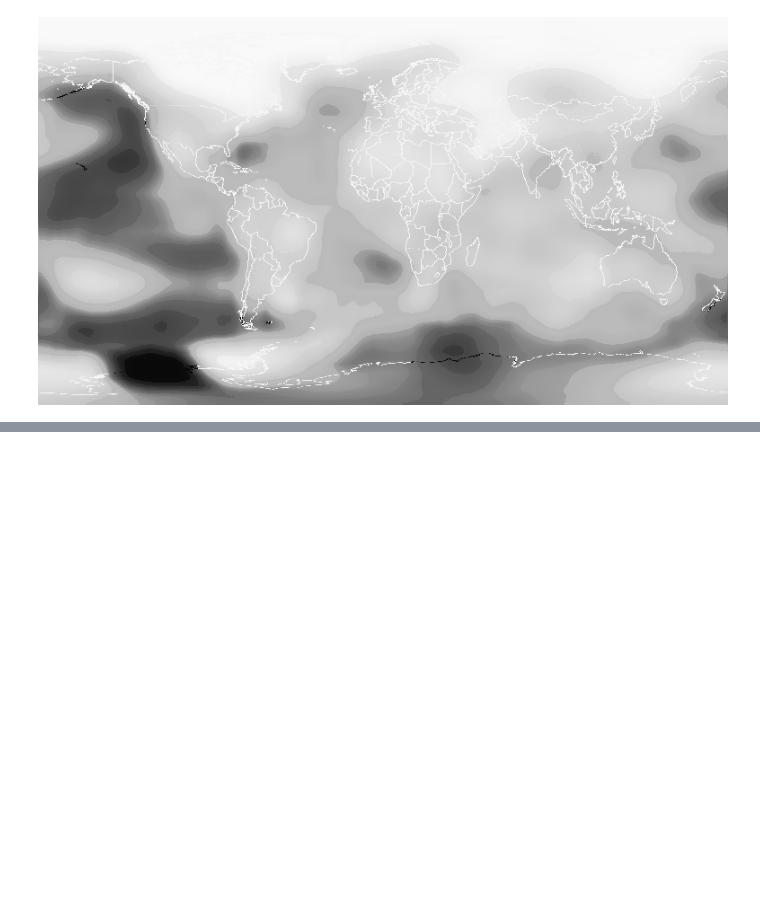
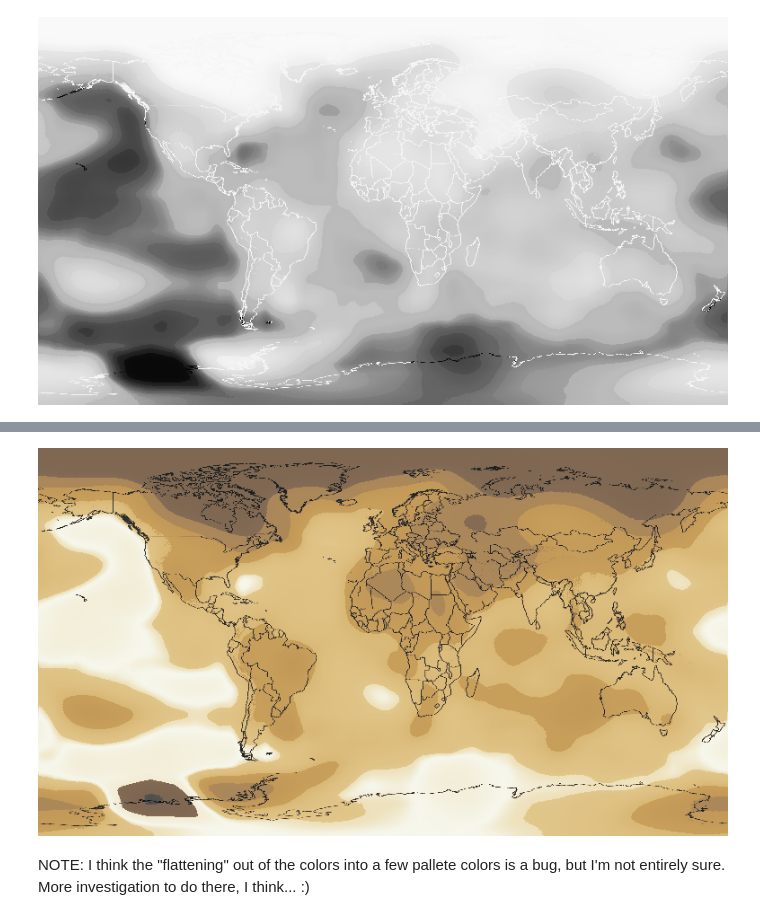
Before and after one commit to NHDaly/ColorSchemesInvert.jl, a Jupyter notebook: README.ipynb, the cells around one changed output, grey strips where cells are left out. Saved outputs shown, nothing was run; the diff lists cells and outputs as text; code cells hidden in the pictures; blank space fills up the shorter version.

Commit message:
added tests and README docs for convertToScheme.

```diff
--- a/README.ipynb
+++ b/README.ipynb
@@ -109,0 +115,6 @@ Gray.(temps)
+# %%
+convertToScheme(vcat(ColorSchemes.coffee, RGB(0,0,0)), img)
+# %% [output]
+[figure, added]
+# %% [markdown]
+NOTE: I think the "flattening" out of the colors into a few pallete colors is a bug, but I'm not entirely sure. More investigation to do there, I think... :)
```
Also changed, not shown: parts of 1 cell of this notebook, 1 other file.
